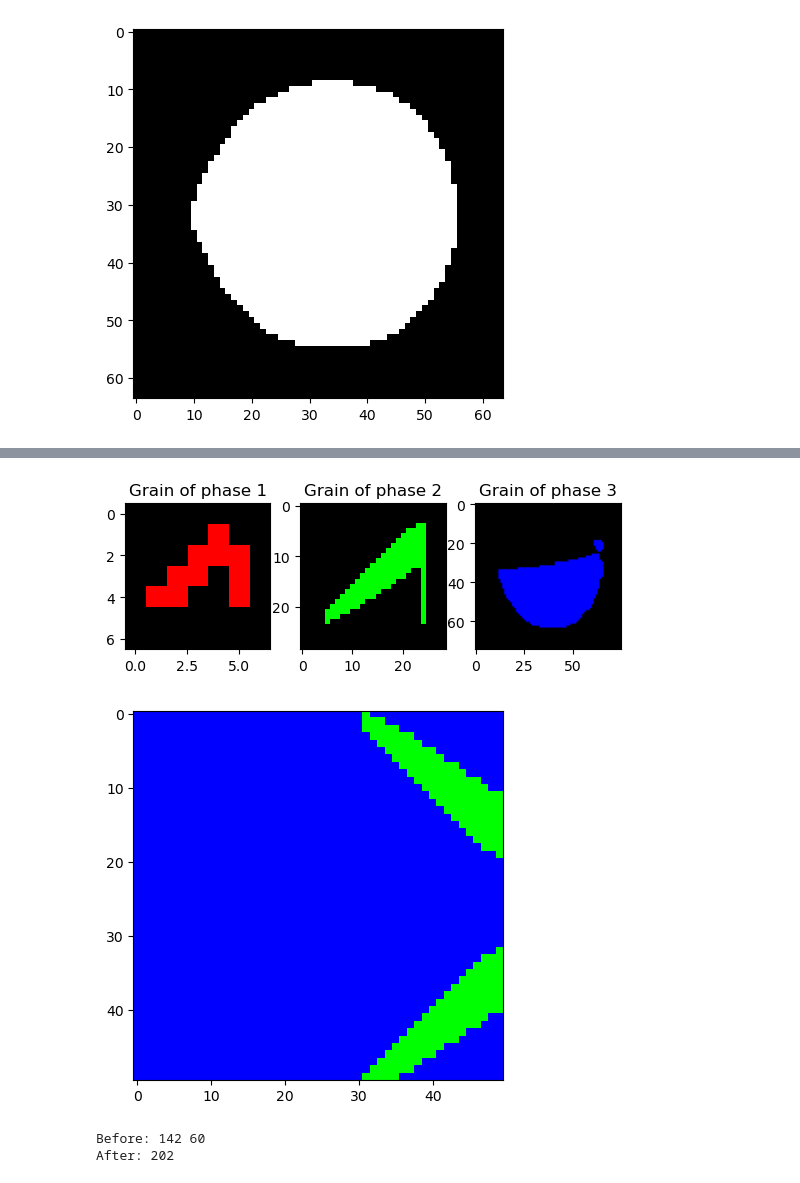
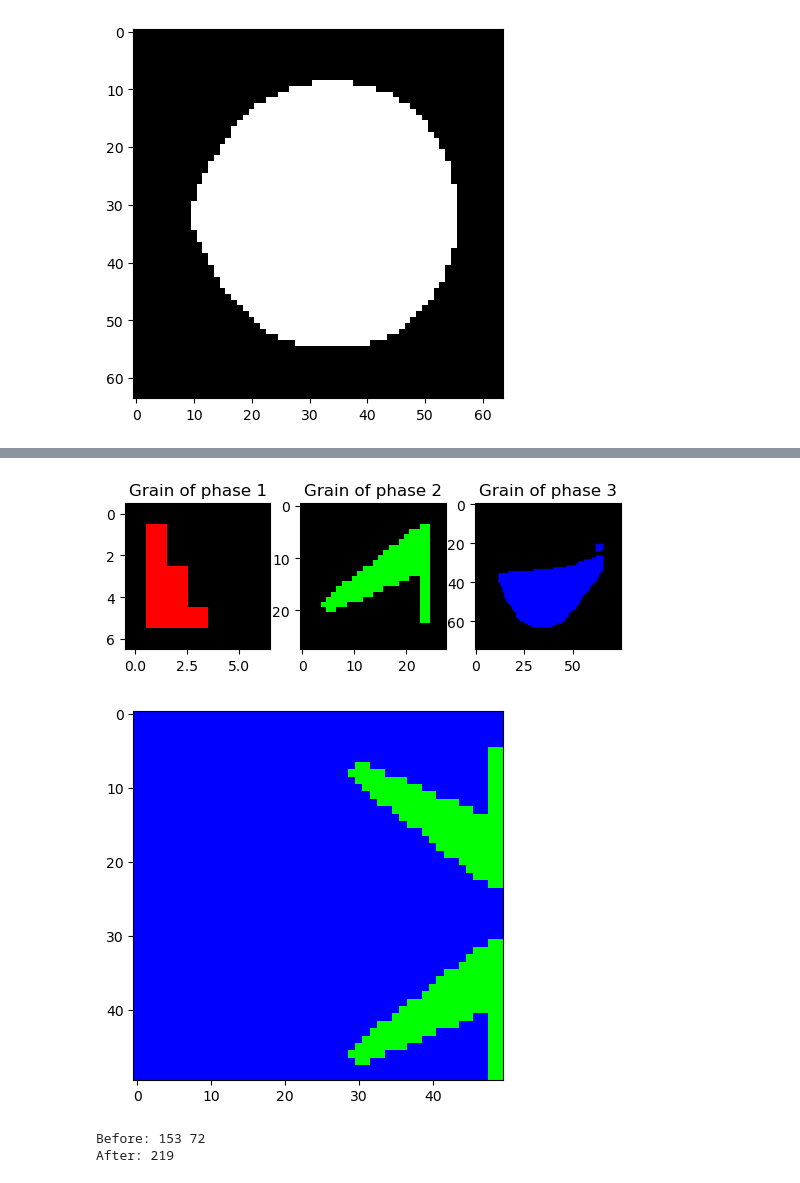
Before and after one commit to KrzysiekJa/grain-images-analytics, a Jupyter notebook: notebook.ipynb, the cells around one changed output, grey strips where cells are left out. Drawn from its saved outputs; the diff is of its cells as text; code cells hidden in the pictures.

```diff
--- a/notebook.ipynb
+++ b/notebook.ipynb
@@ -9,7 +9,7 @@ colors = [(1, 0, 0), (0, 1, 0), (0, 0, 1)]  # R -> G -> B
 cmap_name = 'rgb_cmap'
 cmap = LinearSegmentedColormap.from_list(cmap_name, colors, N=6)
 # %%
-flag = 0
+flag = 1
 if flag:
     df = pd.read_csv("CP800_initial_3rd_RD_ND_EP_ebsd_output.txt",sep='\t')
 else:
@@ -1032,7 +1041,7 @@ from scipy.optimize import minimize
     Phase 1 - cluster 1
 """
 #img_tab = []
-options  = {'ftol': 1e-9, 'disp': True, 'maxiter': 50}
+options  = {'ftol': 1e-10, 'disp': True, 'maxiter': 50}
 method   = 'Powell'
 function = return_parametrized_function(coeffs_1, model_1.cluster_centers_[0])
 
@@ -1240,7 +1236,7 @@ plt.title('Grain of phase 3')
 
 plt.show()
 # %% [output]
-[figure, old version]
+[figure, new version]
 # %%
 def overlay_image(img, img_overlay, x, y):
     """
@@ -1278,14 +1274,14 @@ new_image[:,:,background] = 255
 # %%
 if flag:
     overlay_image(new_image, np.flipud(image_2), int(lenght/2), 0)
     overlay_image(new_image, image_2, int(lenght/2), int(lenght/2)+2)
 else:
-    overlay_image(new_image, np.flipud(image_2), int(lenght/2)+1, -5)
-    overlay_image(new_image, image_2, int(lenght/2)+1, int(lenght/2)+3)
+    overlay_image(new_image, np.flipud(image_2), int(lenght/2), -6)
+    overlay_image(new_image, image_2, int(lenght/2), int(lenght/2)+2)
 
 plt.imshow(new_image, cmap=cmap)
 plt.show()
 # %% [output]
-[figure, old version]
+[figure, new version]
 # %%
 image_2v2 = image_2.copy()
@@ -1297,11 +1297,11 @@ print('Before:', cv2.countNonZero(image_2v2[:,:,1]), cv2.countNonZero(tmp[:,:,1]
 if flag:
     overlay_image(image_2v2, tmp, 2, 2)
 else:
-    overlay_image(image_2v2, tmp, 2, 0)
+    overlay_image(image_2v2, tmp, 0, -4)
 print('After:', cv2.countNonZero(image_2v2[:,:,1]))
 # %% [output]
-Before: 142 60
-After: 202
+Before: 153 72
+After: 219
 # %%
 plt.imshow(image_2v2, cmap=cmap)
 plt.show()
```
Also changed, not shown: parts of 62 cells of this notebook.
